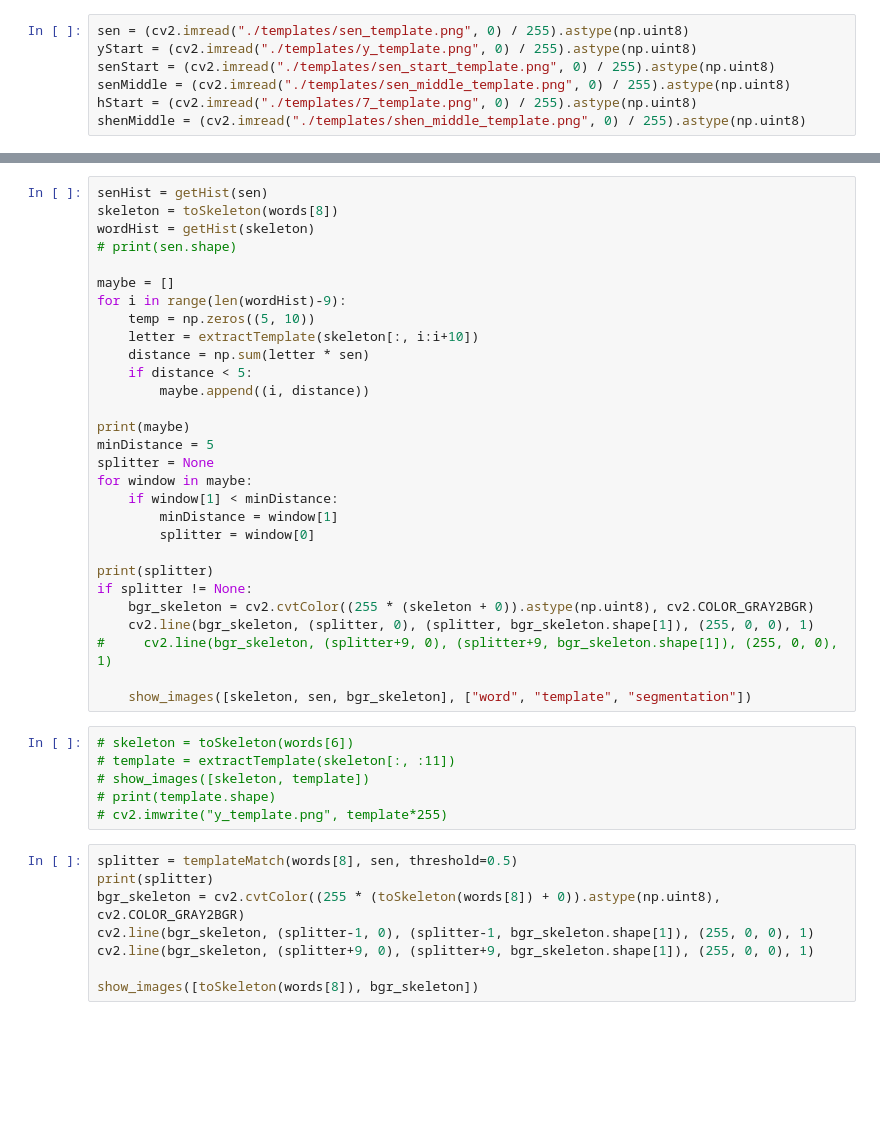
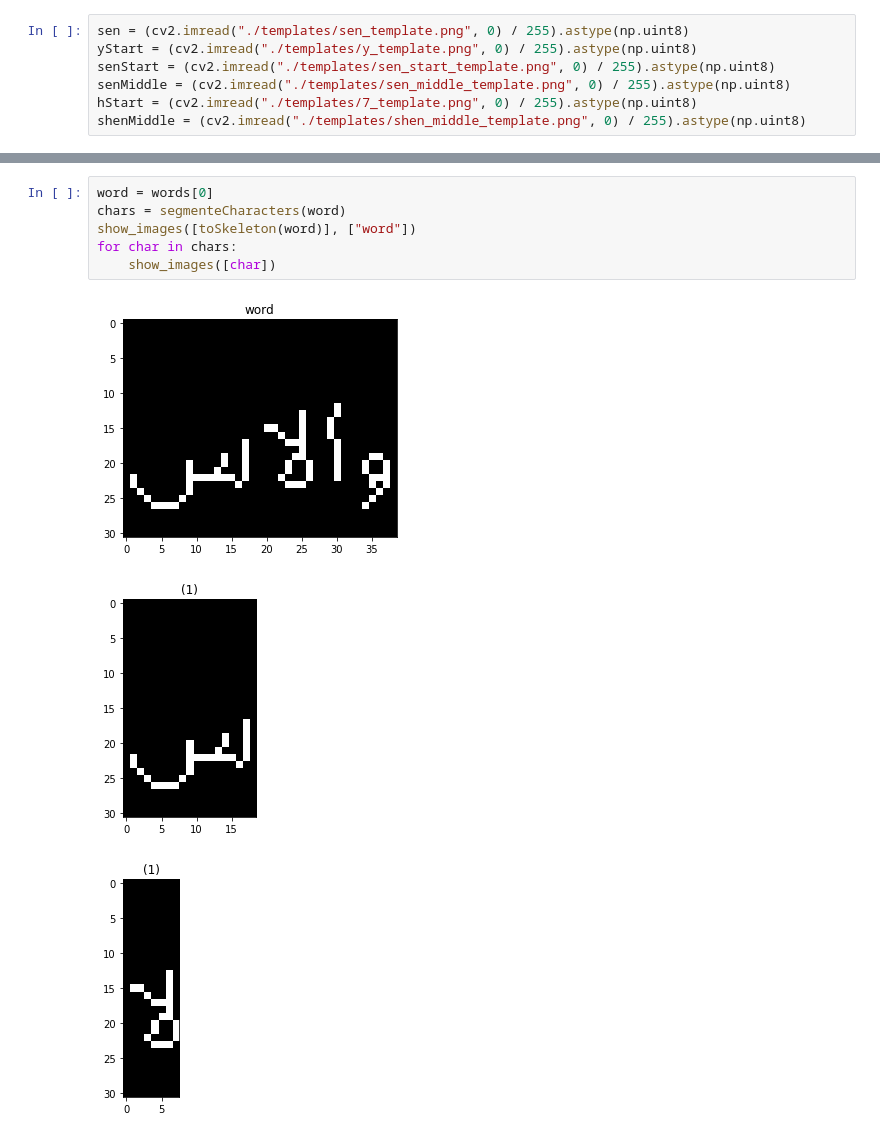
Before and after one commit to abdo-soliman/ArabicOCR, a Jupyter notebook: segmentation.ipynb, the cells around one changed output, grey strips where cells are left out. Cells and saved outputs as stored; diff of their text form; blank space fills up the shorter version.

```diff
--- a/segmentation.ipynb
+++ b/segmentation.ipynb
@@ -328,43 +327,10 @@ if splitter != None:
-# %%
-senHist = getHist(sen)
-skeleton = toSkeleton(words[8])
-wordHist = getHist(skeleton)
-# print(sen.shape)
-
-maybe = []
-for i in range(len(wordHist)-9):
-    temp = np.zeros((5, 10))
-    letter = extractTemplate(skeleton[:, i:i+10])
-    distance = np.sum(letter * sen)
-    if distance < 5:
-        maybe.append((i, distance))
-
-print(maybe)
-minDistance = 5
-splitter = None
-for window in maybe:
-    if window[1] < minDistance:
-        minDistance = window[1]
-        splitter = window[0]
-
-print(splitter)
-if splitter != None:
-    bgr_skeleton = cv2.cvtColor((255 * (skeleton + 0)).astype(np.uint8), cv2.COLOR_GRAY2BGR)
-    cv2.line(bgr_skeleton, (splitter, 0), (splitter, bgr_skeleton.shape[1]), (255, 0, 0), 1)
-#     cv2.line(bgr_skeleton, (splitter+9, 0), (splitter+9, bgr_skeleton.shape[1]), (255, 0, 0), 1)
-
-    show_images([skeleton, sen, bgr_skeleton], ["word", "template", "segmentation"])
-# %%
-# skeleton = toSkeleton(words[6])
-# template = extractTemplate(skeleton[:, :11])
-# show_images([skeleton, template])
-# print(template.shape)
-# cv2.imwrite("y_template.png", template*255)
-# %%
-splitter = templateMatch(words[8], sen, threshold=0.5)
-print(splitter)
-bgr_skeleton = cv2.cvtColor((255 * (toSkeleton(words[8]) + 0)).astype(np.uint8), cv2.COLOR_GRAY2BGR)
-cv2.line(bgr_skeleton, (splitter-1, 0), (splitter-1, bgr_skeleton.shape[1]), (255, 0, 0), 1)
-cv2.line(bgr_skeleton, (splitter+9, 0), (splitter+9, bgr_skeleton.shape[1]), (255, 0, 0), 1)
-
-show_images([toSkeleton(words[8]), bgr_skeleton])
+# %%
+word = words[0]
+chars = segmenteCharacters(word)
+show_images([toSkeleton(word)], ["word"])
+for char in chars:
+    show_images([char])
+# %% [output]
+[figure, added]
+[figure, added]
+[figure, added]
```
Also changed, not shown: parts of 11 cells of this notebook, 3 other files.
